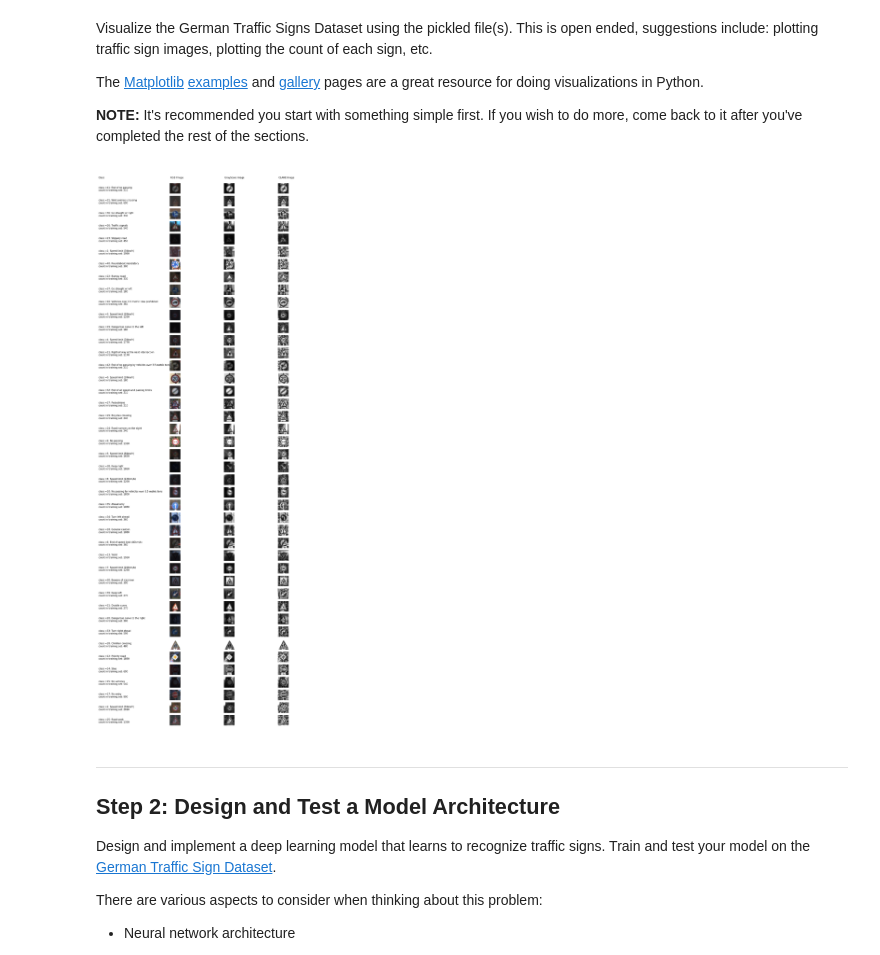
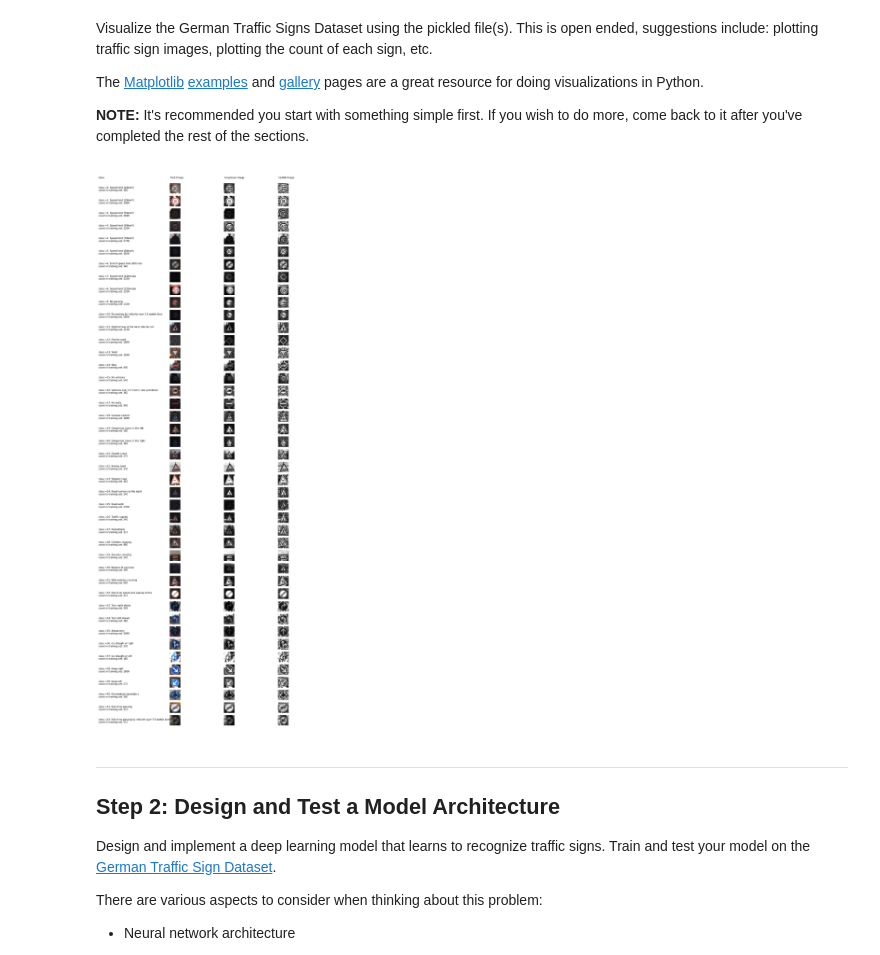
Before and after one commit to ArjaanBuijk/CarND_Traffic_Sign_Classifier_Project, a Jupyter notebook: Traffic_Sign_Classifier.ipynb, the cells around one changed output. Cells and saved outputs as stored; diff of their text form; code cells hidden in the pictures.

```diff
--- a/Traffic_Sign_Classifier.ipynb
+++ b/Traffic_Sign_Classifier.ipynb
@@ -158,17 +162,14 @@ The [Matplotlib](http://matplotlib.org/) [examples](http://matplotlib.org/exampl
 # %%
 ### Data exploration visualization code goes here.
 ### Feel free to use as many code cells as needed.
-import matplotlib.pyplot as plt
+
 # Visualizations will be shown in the notebook.
 %matplotlib inline
 
-import cv2
-# counts of each class in training data set
-class_counts = {}
-for y in y_train:
-    class_counts[y] = class_counts.get(y,0) + 1
+# View sample from the unique datasets -> show an image of each class
 
-# View sample from the unique datasets -> show an image of each class
+# read sign labels into a panda DataFrame
+df = pd.read_csv('signnames.csv')
 
 def grayscale(img):
     """Applies the Grayscale transform
@@ -186,9 +187,6 @@ def apply_clahe(img, clip_limit=0.01):
     http://scikit-image.org/docs/dev/api/skimage.exposure.html#skimage.exposure.equalize_adapthist
     """
     return exposure.equalize_adapthist(img, clip_limit=clip_limit)
-
-# read sign labels into a panda DataFrame
-df = pd.read_csv('signnames.csv')
 
 def plot_image_and_effects_of_grayscale_and_clahe(X_data,y_data,
                                                   filename=None):
@@ -238,7 +236,7 @@ def plot_image_and_effects_of_grayscale_and_clahe(X_data,y_data,
 
     class_shown = []
     row = 1
-    for i in range(len(y_data)):
+    for i in y_data.argsort(): # sort images by class label
         x, y = X_data[i], y_data[i]
         if y in class_shown:     # We already showed an image of this class
             continue
@@ -252,34 +250,34 @@ def plot_image_and_effects_of_grayscale_and_clahe(X_data,y_data,
         # See this for all details on the methods used:
         # http://matplotlib.org/api/axes_api.html
 
         # class label and description stored in first column
         # with counts
         axes[row, 0].text(0.0, 0.25,
                         ('class =' + str(y) + ': ' +  df.loc[y]['SignName'] +'\n' +
                          'count in training set: ' + str(class_counts[y]) ),
                         fontsize=fontsize)
 
         axes[row,1].imshow(image)
         axes[row,2].imshow(gray, cmap="gray")
         axes[row,3].imshow(clahe, cmap="gray")
 
         class_shown.append(y)
         row += 1
 
     if filename == None:
         plt.show()
     else:
         # When running python directly, not in Jupyter notebook, it is better to
         # write it to a file & view it in an image viewer
         fig.savefig(filename)
         print ('Written the file: '+ filename)
 
     plt.close(fig)
 
 plot_image_and_effects_of_grayscale_and_clahe(X_train,y_train,
                                               filename=None)
 # %% [output]
-[figure, old version]
+[figure, new version]
 # %% [markdown]
 ----
 
```
Also changed, not shown: parts of 13 cells of this notebook, 3 other files.
